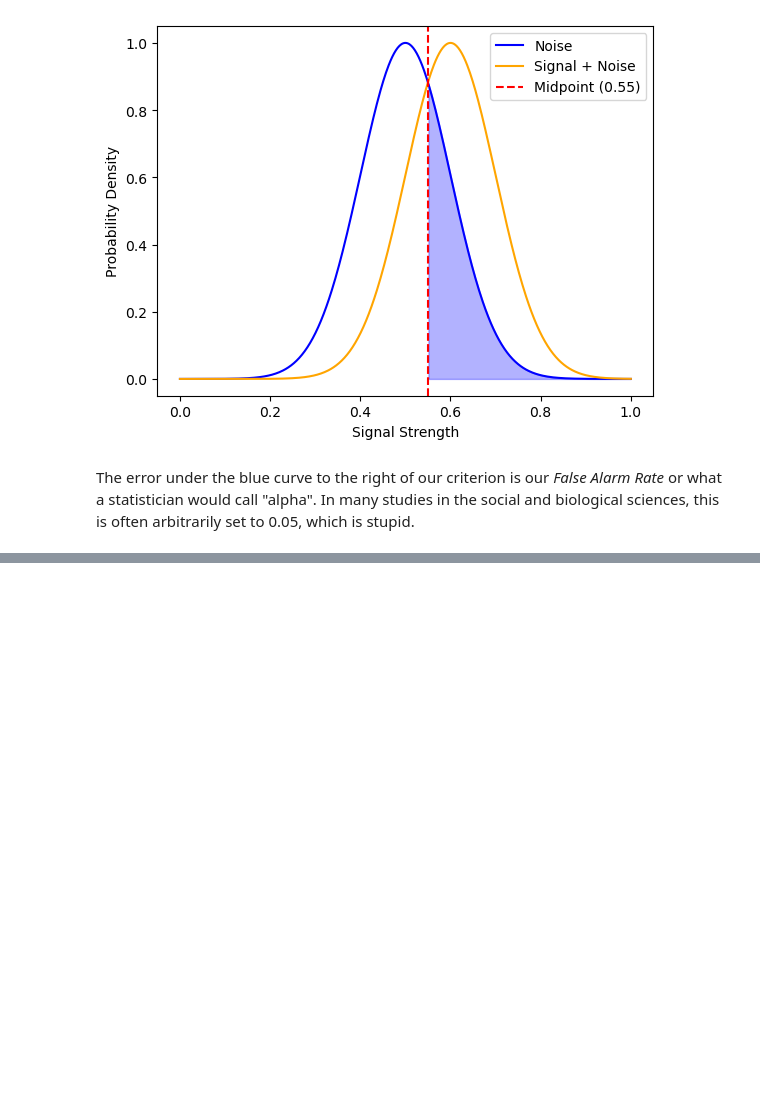
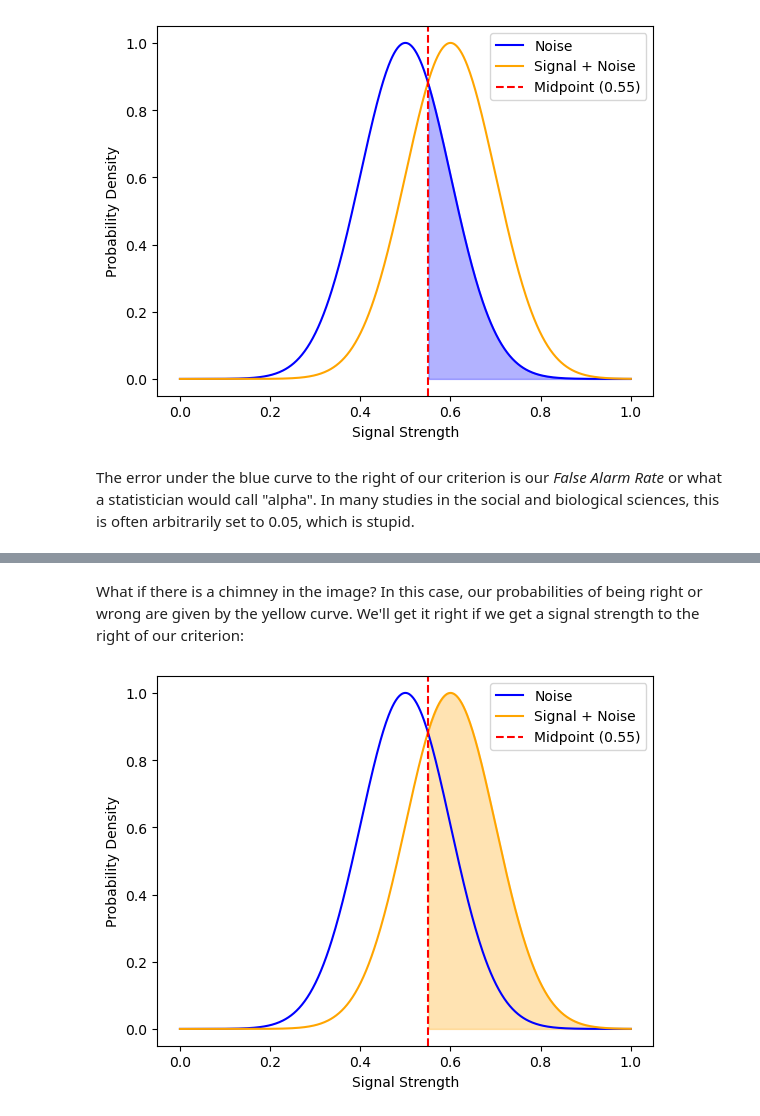
Before and after one commit to psychdatascience/FDS-CourseTwo, a Jupyter notebook: Other/ConfusionMatrix/confusion_matrix.ipynb, the cells around one changed output, grey strips where cells are left out. Drawn from its saved outputs; the diff is of its cells as text; code cells hidden in the pictures; blank space fills up the shorter version.

```diff
--- a/Other/ConfusionMatrix/confusion_matrix.ipynb
+++ b/Other/ConfusionMatrix/confusion_matrix.ipynb
@@ -225,0 +228,31 @@ The error under the blue curve to the right of our criterion is our *False Alarm
+# %% [markdown]
+What if there is a chimney in the image? In this case, our probabilities of being right or wrong are given by the yellow curve. We'll get it right if we get a signal strength to the right of our criterion:
+# %%
+# Plot the smooth distributions with shaded areas
+fig, ax = plt.subplots()
+
+# Plot the PDFs
+ax.plot(x, pdf_noise, label='Noise', color='blue')
+ax.plot(x, pdf_signal_plus_noise, label='Signal + Noise', color='orange')
+
+# Fill the areas under the curves
+"""
+ax.fill_between(x, pdf_noise, color='blue', alpha=0.3)
+ax.fill_between(x, pdf_signal_plus_noise, color='orange', alpha=0.3)
+"""
+
+# Add a vertical line at the midpoint signal strength
+ax.axvline(midpoint_signal_strength, color='red', linestyle='--', label=f'Midpoint ({midpoint_signal_strength:.2f})')
+
+# Shade the area under the noise distribution to the right of the vertical line
+ax.fill_between(x, pdf_signal_plus_noise, where=(x > midpoint_signal_strength), color='orange', alpha=0.3)
+
+# Add labels, legend, and title
+ax.set_xlabel('Signal Strength')
+ax.set_ylabel('Probability Density')
+ax.legend()
+
+# Display the plot
+plt.show()
+# %% [output]
+[figure, added]
```
Also changed, not shown: parts of 1 cell of this notebook.
